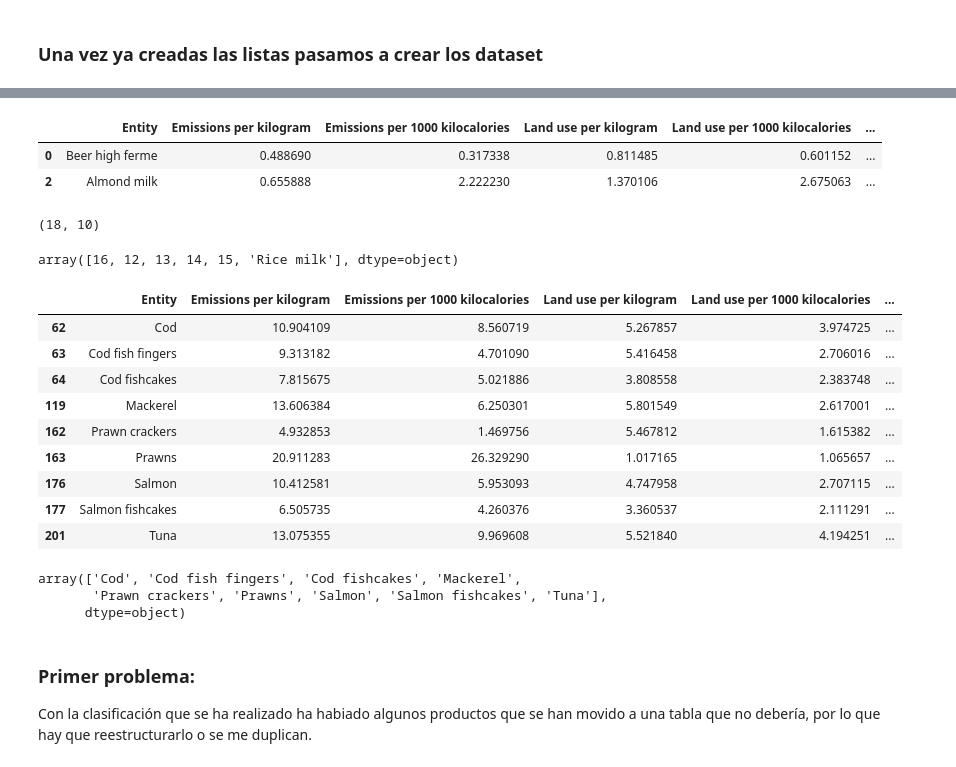
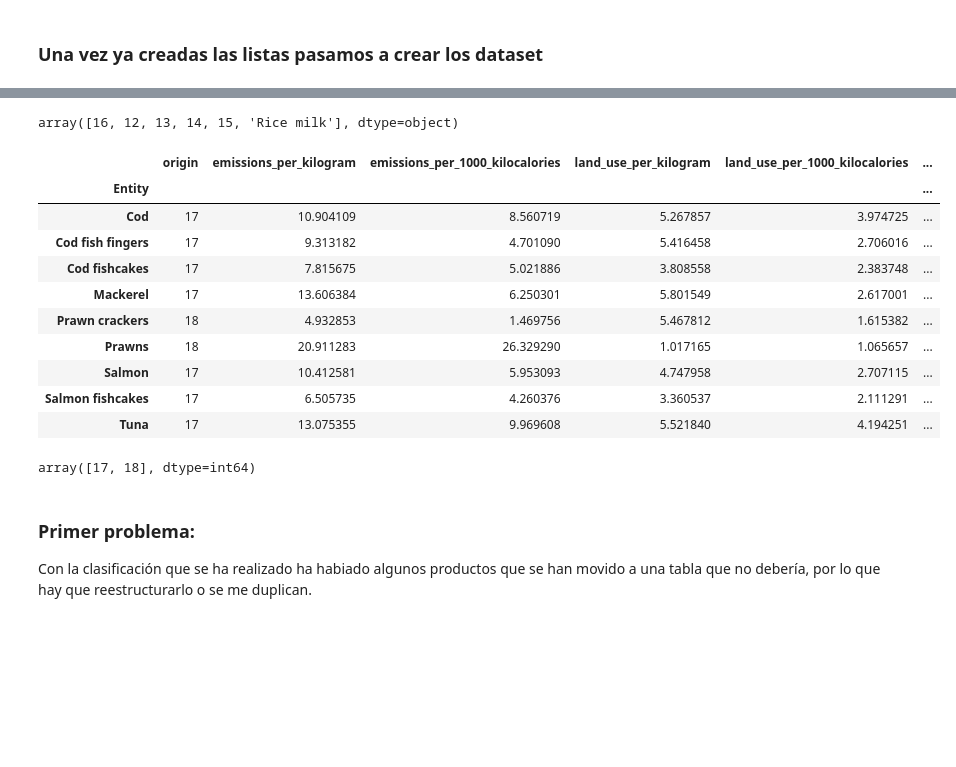
Before and after one commit to Vicgutgam/Final-project.-Carbon_footprint, a Jupyter notebook: Alimentación/Alimentos.ipynb, the cells around one changed output, grey strips where cells are left out. Drawn from its saved outputs; the diff is of its cells as text; code cells hidden in the pictures; blank space fills up the shorter version.

```diff
--- a/Alimentación/Alimentos.ipynb
+++ b/Alimentación/Alimentos.ipynb
@@ -54,10 +54,14 @@ dix.head(3)
 | 2 | 0.655888 | 2.222230 | 13.595512 | 4.057470 | ... |
 3 rows × 26 columns
 # %%
-ultima_columna = dix.pop('Entity')
+# Insertar la columna al principio del DataFrame
 
-# Insertar la columna al principio del DataFrame
-dix.insert(0, 'Entity', ultima_columna)
+dix['origin']= dix['Entity']
+ultima_columna = dix.pop('origin')
+dix.insert(0, 'origin', ultima_columna)
+
+
+dix.set_index('Entity', inplace=True)
 # %%
 dix.head(3)
 # %% [output]
@@ -73,6 +78,6 @@ columnas_a_eliminar = ['Eutrophication per kilogram', 'Eutrophication per 1000 k
 'Water withdrawals per 100 grams of protein','Water withdrawals per 100 grams of fat',]
 
 dix = dix.drop(columnas_a_eliminar, axis=1)
-
+dix.columns=dix.columns.str.lower().str.replace(" ","_")
 dix
 # %% [output]
@@ -151,7 +157,7 @@ pescado = []
 
 #Modifico las palabras que me dan problemas
 
-dix['Entity'] = dix['Entity'].replace('Ale', 'Beer high ferme')
+dix['origin'] = dix['origin'].replace('Ale', 'Beer high ferme')
 
 
 # Iterar sobre la lista de productos y asignar cada producto a su categoría correspondiente
@@ -215,17 +207,6 @@ for palabra in animal:
 
 
 
-df_bebidas['Origin'] = df_bebidas['Origin'].replace(mapeo)
-
-
-df_bebidas.head(2)
+df_bebidas['origin'] = df_bebidas['origin'].replace(mapeo)
-# %% [output]
-|  | Entity | Emissions per kilogram | Emissions per 1000 kilocalories | Land use per kilogram | Land use per 1000 kilocalories | ... |
-| 0 | Beer high ferme | 0.488690 | 0.317338 | 0.811485 | 0.601152 | ... |
-| 2 | Almond milk | 0.655888 | 2.222230 | 1.370106 | 2.675063 | ... |
-# %%
-df_bebidas.shape
-# %% [output]
-(18, 10)
 # %%
 # Dataset de verduras y frutas
@@ -264,38 +244,37 @@ df_frutas_verduras['Origin'].unique()
 array([16, 12, 13, 14, 15, 'Rice milk'], dtype=object)
 # %%
 # Dataset de pescados
-df_fish = dix[dix['Entity'].apply(lambda x: any(palabra in x for palabra in pescado))]
+df_fish = dix[dix['origin'].apply(lambda x: any(palabra in x for palabra in pescado))]
 
-df_fish.loc[:, 'Origin'] = df_fish['Entity']
+
 
 pez = ['Cod', 'Cod fish fingers', 'Cod fishcakes', 'Mackerel','Salmon', 'Salmon fishcakes', 'Tuna']
 mar = ['Prawn crackers', 'Prawns',]
 
 for palabra in pez:
     mapeo[palabra] = 17
 for palabra in mar:
     mapeo[palabra] = 18
 
-df_fish['Origin'] = df_fish['Origin'].replace(mapeo)
+df_fish['origin'] = df_fish['origin'].replace(mapeo)
 
 df_fish.head(20)
 # %% [output]
-|  | Entity | Emissions per kilogram | Emissions per 1000 kilocalories | Land use per kilogram | Land use per 1000 kilocalories | ... |
-| 62 | Cod | 10.904109 | 8.560719 | 5.267857 | 3.974725 | ... |
-| 63 | Cod fish fingers | 9.313182 | 4.701090 | 5.416458 | 2.706016 | ... |
-| 64 | Cod fishcakes | 7.815675 | 5.021886 | 3.808558 | 2.383748 | ... |
-| 119 | Mackerel | 13.606384 | 6.250301 | 5.801549 | 2.617001 | ... |
-| 162 | Prawn crackers | 4.932853 | 1.469756 | 5.467812 | 1.615382 | ... |
-| 163 | Prawns | 20.911283 | 26.329290 | 1.017165 | 1.065657 | ... |
-| 176 | Salmon | 10.412581 | 5.953093 | 4.747958 | 2.707115 | ... |
-| 177 | Salmon fishcakes | 6.505735 | 4.260376 | 3.360537 | 2.111291 | ... |
-| 201 | Tuna | 13.075355 | 9.969608 | 5.521840 | 4.194251 | ... |
+|  | origin | emissions_per_kilogram | emissions_per_1000_kilocalories | land_use_per_kilogram | land_use_per_1000_kilocalories | ... |
+| Entity |  |  |  |  |  | ... |
+| Cod | 17 | 10.904109 | 8.560719 | 5.267857 | 3.974725 | ... |
+| Cod fish fingers | 17 | 9.313182 | 4.701090 | 5.416458 | 2.706016 | ... |
+| Cod fishcakes | 17 | 7.815675 | 5.021886 | 3.808558 | 2.383748 | ... |
+| Mackerel | 17 | 13.606384 | 6.250301 | 5.801549 | 2.617001 | ... |
+| Prawn crackers | 18 | 4.932853 | 1.469756 | 5.467812 | 1.615382 | ... |
+| Prawns | 18 | 20.911283 | 26.329290 | 1.017165 | 1.065657 | ... |
+| Salmon | 17 | 10.412581 | 5.953093 | 4.747958 | 2.707115 | ... |
+| Salmon fishcakes | 17 | 6.505735 | 4.260376 | 3.360537 | 2.111291 | ... |
+| Tuna | 17 | 13.075355 | 9.969608 | 5.521840 | 4.194251 | ... |
 # %%
-df_fish['Entity'].unique()
+df_fish['origin'].unique()
 # %% [output]
-array(['Cod', 'Cod fish fingers', 'Cod fishcakes', 'Mackerel',
-       'Prawn crackers', 'Prawns', 'Salmon', 'Salmon fishcakes', 'Tuna'],
-      dtype=object)
+array([17, 18], dtype=int64)
 # %% [markdown]
 ### Primer problema:
 
```
Also changed, not shown: parts of 28 cells of this notebook, 8 other files.
